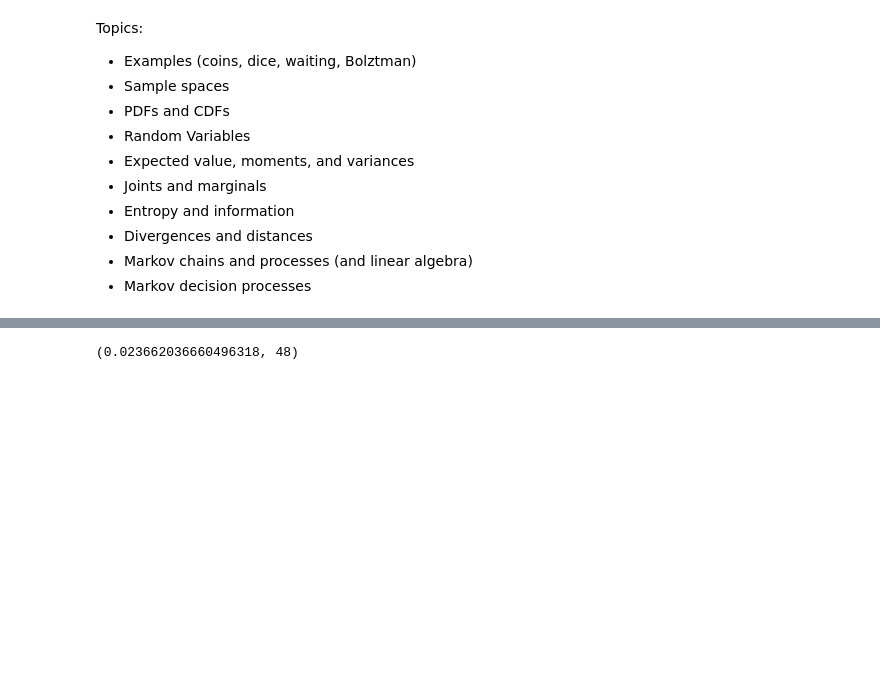
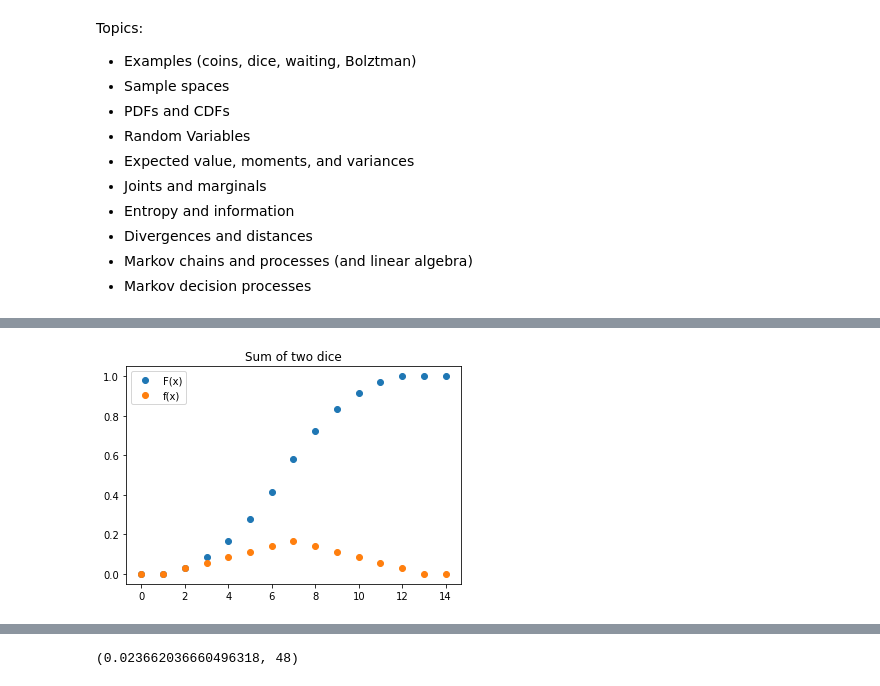
Before and after one commit to klavins/EE502P, a Jupyter notebook: 8.Probability.ipynb, the cells around one changed output, grey strips where cells are left out. Cells and saved outputs as stored; diff of their text form; code cells hidden in the pictures; blank space fills up the shorter version.

```diff
--- a/8.Probability.ipynb
+++ b/8.Probability.ipynb
@@ -18,0 +258,10 @@ Topics:
+# %%
+x = np.linspace(0,14,15);
+CDF = np.array([0,0,1,3,6,10,15,21,26,30,33,35,36,36,36]) / 36;
+PDF = np.array([0,0,1,2,3,4,5,6,5,4,3,2,1,0,0]) / 36;
+plt.plot(x,CDF, "o", label="F(x)")
+plt.plot(x,PDF, "o", label="f(x)")
+plt.legend();
+plt.title("Sum of two dice");
+# %% [output]
+[figure, added]
```
Also changed, not shown: parts of 26 cells of this notebook.
